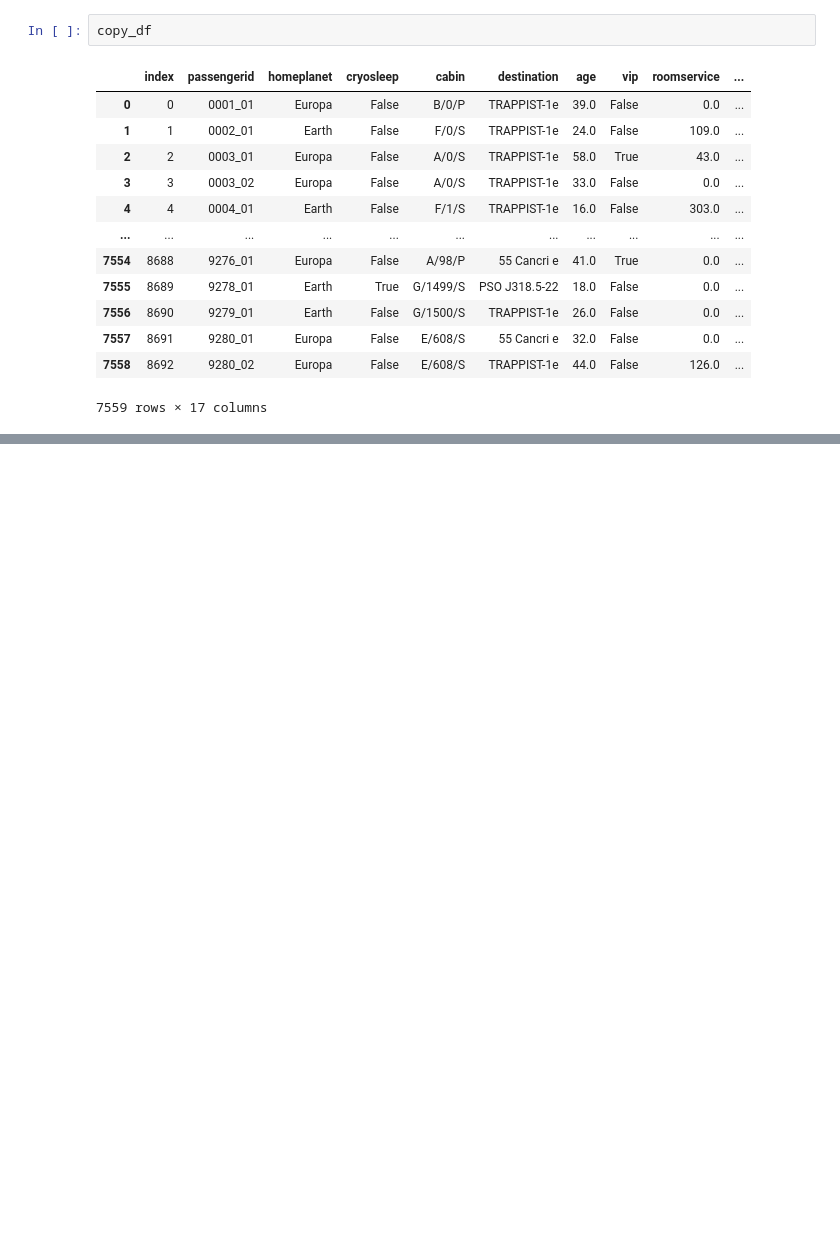
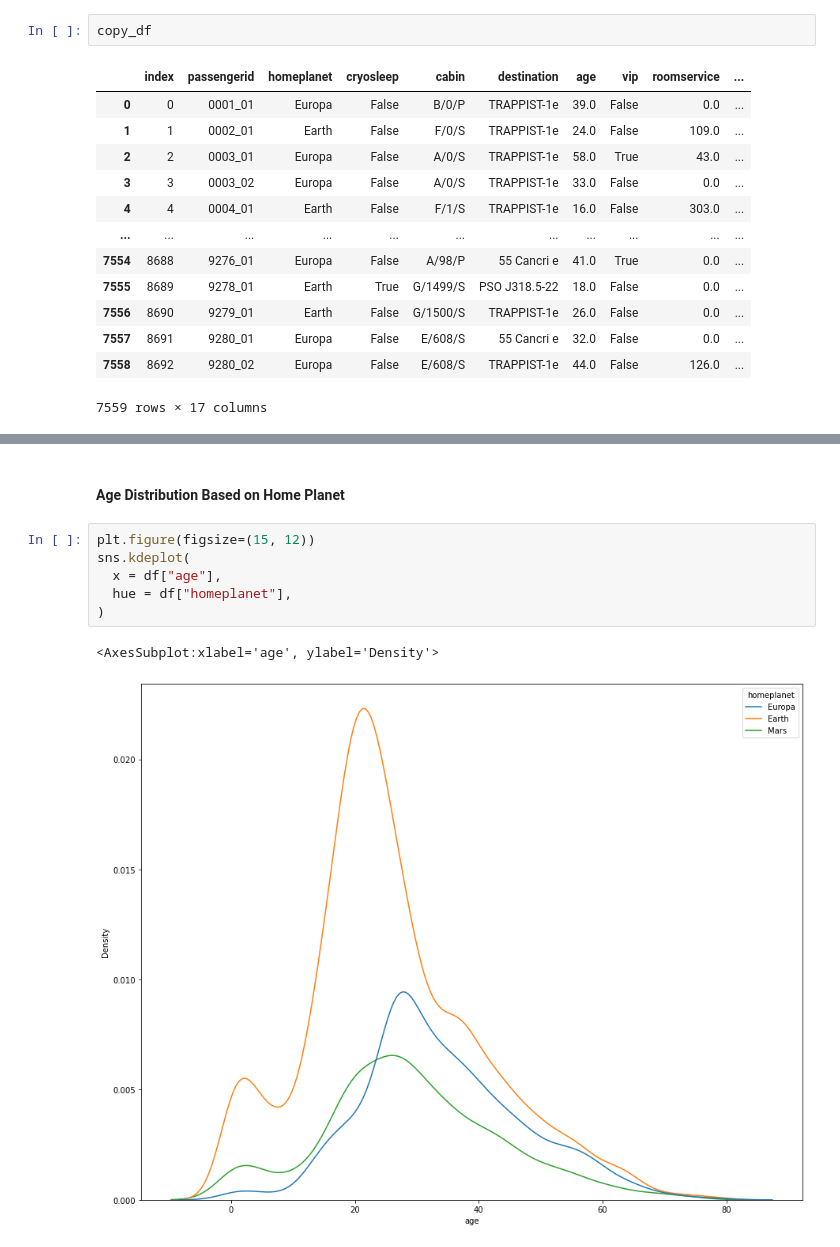
Before and after one commit to XVI-IX/spaceship_titanic, a Jupyter notebook: spaceship.ipynb, the cells around one changed output, grey strips where cells are left out. Saved outputs shown, nothing was run; the diff lists cells and outputs as text; blank space fills up the shorter version.

```diff
--- a/spaceship.ipynb
+++ b/spaceship.ipynb
@@ -571,0 +789,11 @@ copy_df['group'] = group
+# %% [markdown]
+#### **Age Distribution Based on Home Planet**
+# %%
+plt.figure(figsize=(15, 12))
+sns.kdeplot(
+  x = df["age"],
+  hue = df["homeplanet"],
+)
+# %% [output]
+<AxesSubplot:xlabel='age', ylabel='Density'>
+[figure, added]
```
Also changed, not shown: parts of 71 cells of this notebook.
